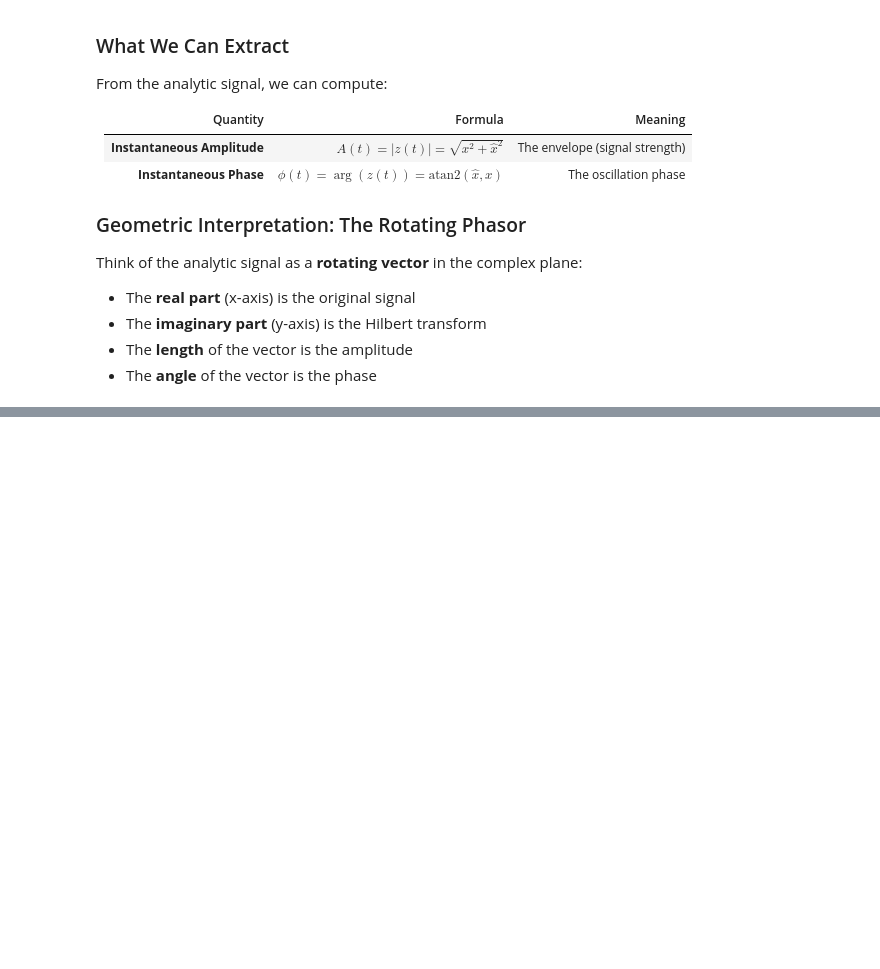
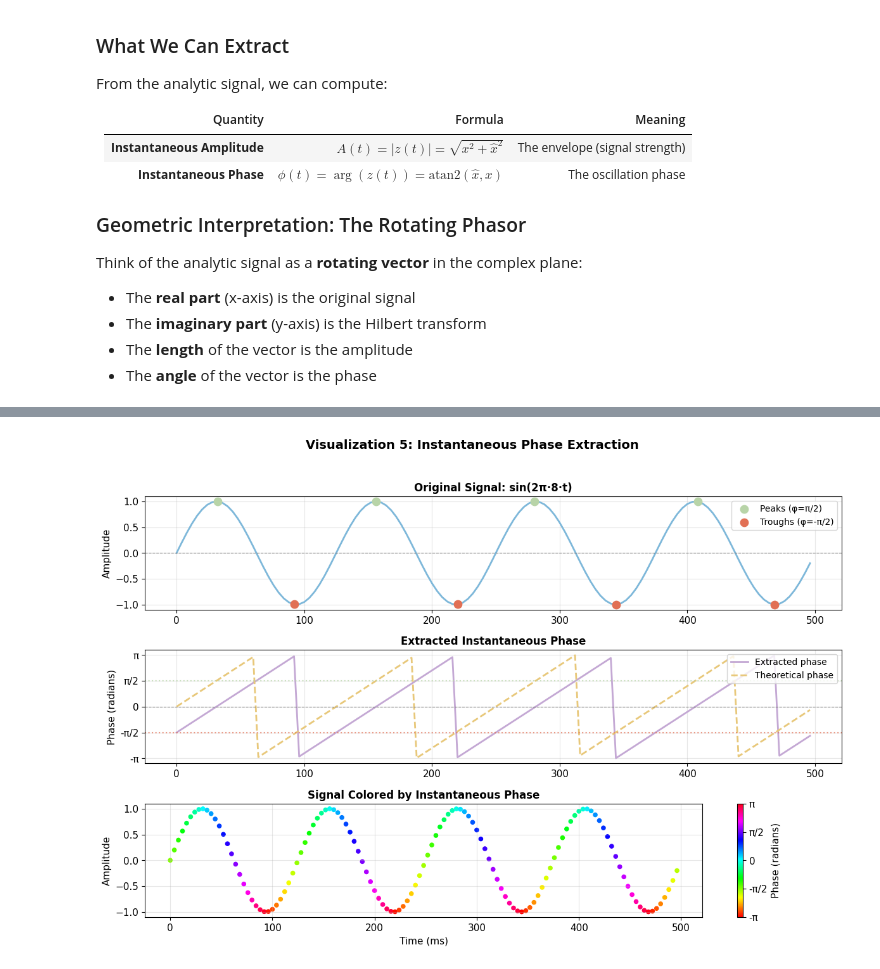
Before and after one commit to Ramdam17/ConnectivityMetricsTutorials, a Jupyter notebook: notebooks/01_foundations/B_phase_and_amplitude/B01_hilbert_transform.ipynb, the cells around one changed output, grey strips where cells are left out. Drawn from its saved outputs; the diff is of its cells as text; code cells hidden in the pictures; blank space fills up the shorter version.

```diff
--- a/notebooks/01_foundations/B_phase_and_amplitude/B01_hilbert_transform.ipynb
+++ b/notebooks/01_foundations/B_phase_and_amplitude/B01_hilbert_transform.ipynb
@@ -267,0 +498,81 @@ print("Its length = amplitude, its angle = phase.")
+# %%
+# ============================================================================
+# VISUALIZATION 5: Phase Extraction
+# ============================================================================
+
+# Create a simple signal
+fs = 250
+duration = 0.5
+t = np.arange(0, duration, 1/fs)
+freq = 8  # Hz
+
+# Signal and analytic signal
+signal_raw = np.sin(2 * np.pi * freq * t)
+analytic = hilbert(signal_raw)
+phase = np.angle(analytic)
+
+# Theoretical phase (unwrapped)
+theoretical_phase = 2 * np.pi * freq * t
+theoretical_wrapped = np.mod(theoretical_phase + np.pi, 2 * np.pi) - np.pi
+
+# Create figure
+fig, axes = plt.subplots(3, 1, figsize=(12, 8))
+
+# Plot 1: Signal
+ax1 = axes[0]
+ax1.plot(t * 1000, signal_raw, color=PRIMARY_BLUE, linewidth=2)
+ax1.set_ylabel('Amplitude', fontsize=11)
+ax1.set_title('Original Signal: sin(2π·8·t)', fontsize=12, fontweight='bold')
+ax1.grid(True, alpha=0.3)
+ax1.axhline(y=0, color='gray', linestyle='--', linewidth=0.8)
+
+# Mark peaks and troughs
+peak_times = np.where(np.diff(np.sign(np.diff(signal_raw))) < 0)[0] + 1
+trough_times = np.where(np.diff(np.sign(np.diff(signal_raw))) > 0)[0] + 1
+ax1.scatter(t[peak_times] * 1000, signal_raw[peak_times], color=PRIMARY_GREEN, s=80,
+            zorder=5, label='Peaks (φ=π/2)')
+ax1.scatter(t[trough_times] * 1000, signal_raw[trough_times], color=PRIMARY_RED, s=80,
+            zorder=5, label='Troughs (φ=-π/2)')
+ax1.legend(loc='upper right', fontsize=10)
+
+# Plot 2: Extracted phase
+ax2 = axes[1]
+ax2.plot(t * 1000, phase, color=ACCENT_PURPLE, linewidth=2, label='Extracted phase')
+ax2.plot(t * 1000, theoretical_wrapped, color=ACCENT_GOLD, linewidth=2, linestyle='--',
+         label='Theoretical phase')
+ax2.set_ylabel('Phase (radians)', fontsize=11)
+ax2.set_title('Extracted Instantaneous Phase', fontsize=12, fontweight='bold')
+ax2.axhline(y=np.pi/2, color=PRIMARY_GREEN, linestyle=':', alpha=0.7)
+ax2.axhline(y=-np.pi/2, color=PRIMARY_RED, linestyle=':', alpha=0.7)
+ax2.axhline(y=0, color='gray', linestyle='--', linewidth=0.8)
+ax2.set_ylim(-np.pi - 0.3, np.pi + 0.3)
+ax2.legend(loc='upper right', fontsize=10)
+ax2.grid(True, alpha=0.3)
+
+# Add pi labels
+ax2.set_yticks([-np.pi, -np.pi/2, 0, np.pi/2, np.pi])
+ax2.set_yticklabels(['-π', '-π/2', '0', 'π/2', 'π'])
+
+# Plot 3: Phase wrapped to color
+ax3 = axes[2]
+ax3.scatter(t * 1000, signal_raw, c=phase, cmap='hsv', s=20)
+ax3.set_xlabel('Time (ms)', fontsize=11)
+ax3.set_ylabel('Amplitude', fontsize=11)
+ax3.set_title('Signal Colored by Instantaneous Phase', fontsize=12, fontweight='bold')
+ax3.grid(True, alpha=0.3)
+
+# Add colorbar
+sm = plt.cm.ScalarMappable(cmap='hsv', norm=plt.Normalize(-np.pi, np.pi))
+sm.set_array([])
+cbar = plt.colorbar(sm, ax=ax3, label='Phase (radians)')
+cbar.set_ticks([-np.pi, -np.pi/2, 0, np.pi/2, np.pi])
+cbar.set_ticklabels(['-π', '-π/2', '0', 'π/2', 'π'])
+
+plt.suptitle('Visualization 5: Instantaneous Phase Extraction', fontsize=14, fontweight='bold', y=1.02)
+plt.tight_layout()
+plt.show()
+
+print("Phase wraps from +π to -π (or vice versa) — this is normal!")
+print("Notice: peaks correspond to phase π/2, troughs to phase -π/2.")
+# %% [output]
+[figure, added]
```
Also changed, not shown: parts of 32 cells of this notebook.
